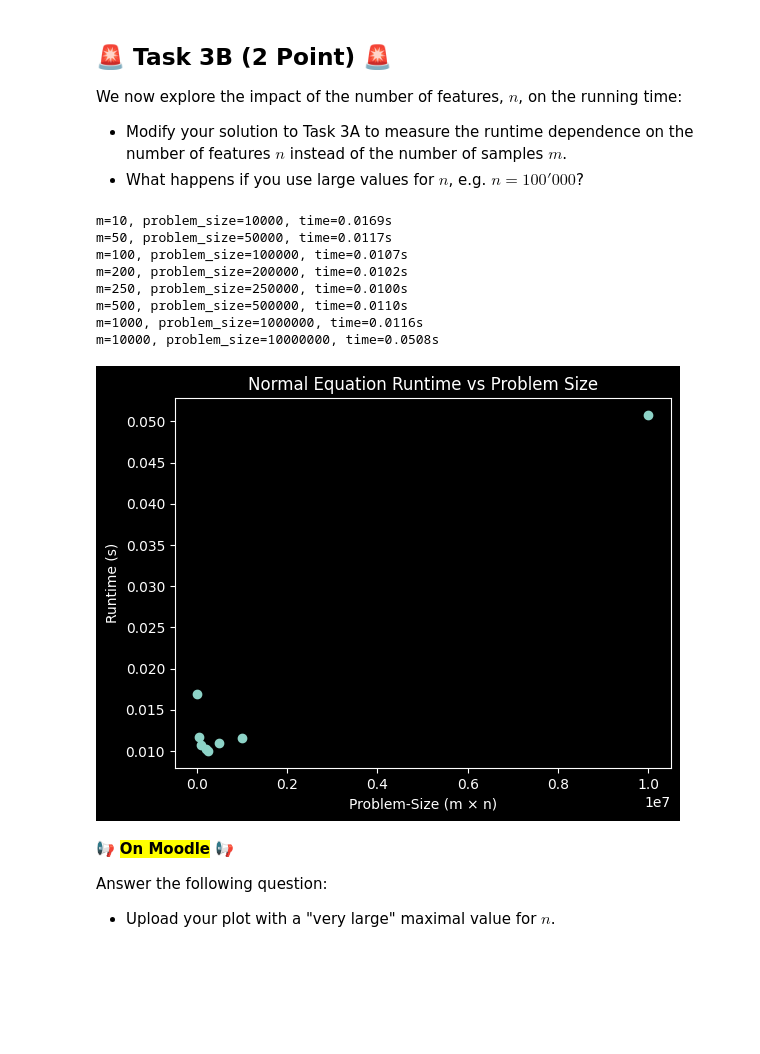
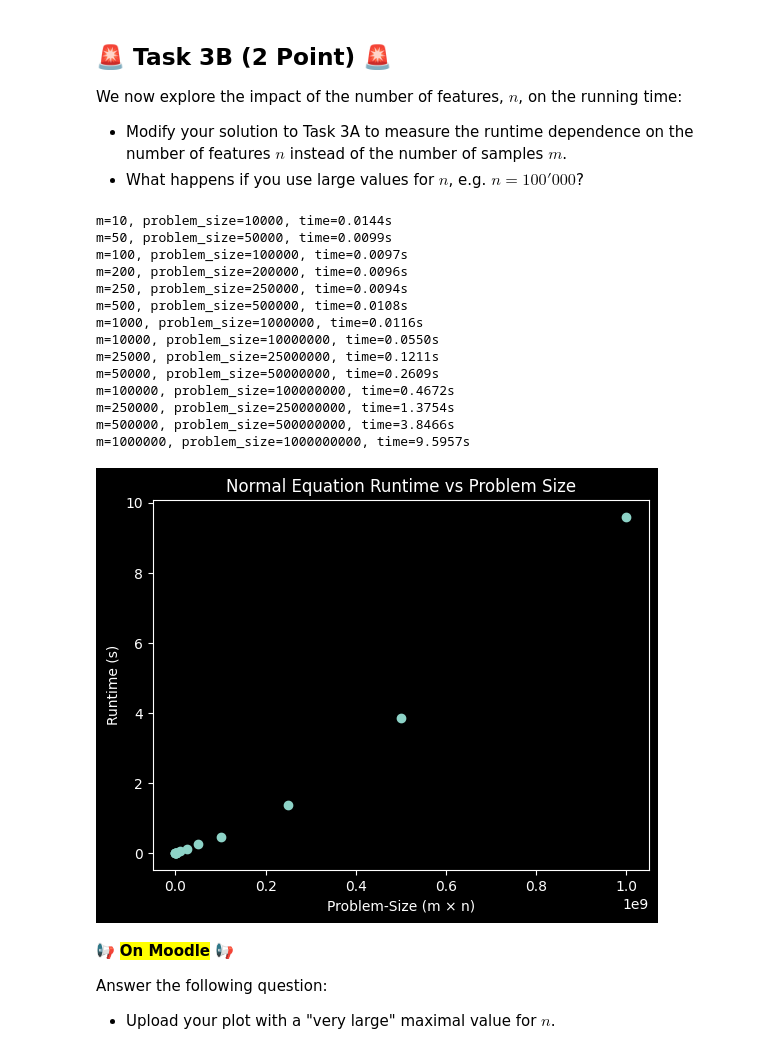
Before and after one commit to zhaw-physical-ai/IML_FS26, a Jupyter notebook: week2/L02_Linear_Regression.ipynb, the cells around one changed output. Cells and saved outputs as stored; diff of their text form; code cells hidden in the pictures; blank space fills up the shorter version.

```diff
--- a/week2/L02_Linear_Regression.ipynb
+++ b/week2/L02_Linear_Regression.ipynb
@@ -287,40 +287,46 @@ We now explore the impact of the number of features, $n$, on the running time:
 # %%
 import time
 sizes = []
 times = []
 n = 1000
-for m in [10, 50, 100, 200, 250, 500, 1000, 10000]:
+for m in [10, 50, 100, 200, 250, 500, 1000, 10000, 25000, 50000, 100000, 250000, 500000, 1000000]:
   # create a dataset with m samples and n dimensions
   X, y = create_random_data(m, n)
 
   start_time = time.monotonic()
   # enter the code you want to time here
   theta = (np.linalg.inv(X.T @ X) @ X.T) @ y
 
   elapsed = time.monotonic() - start_time
 
   # input size of the problem
   problem_size = m * n
 
   sizes.append(problem_size)
   times.append(elapsed)
   print(f"m={m}, problem_size={problem_size}, time={elapsed:.4f}s")
 
 plt.scatter(sizes, times)
 plt.xlabel('Problem-Size (m × n)')
 plt.ylabel('Runtime (s)')
 plt.title('Normal Equation Runtime vs Problem Size')
 plt.show()
 # %% [output]
-m=10, problem_size=10000, time=0.0169s
-m=50, problem_size=50000, time=0.0117s
-m=100, problem_size=100000, time=0.0107s
-m=200, problem_size=200000, time=0.0102s
-m=250, problem_size=250000, time=0.0100s
-m=500, problem_size=500000, time=0.0110s
+m=10, problem_size=10000, time=0.0144s
+m=50, problem_size=50000, time=0.0099s
+m=100, problem_size=100000, time=0.0097s
+m=200, problem_size=200000, time=0.0096s
+m=250, problem_size=250000, time=0.0094s
+m=500, problem_size=500000, time=0.0108s
 m=1000, problem_size=1000000, time=0.0116s
-m=10000, problem_size=10000000, time=0.0508s
+m=10000, problem_size=10000000, time=0.0550s
+m=25000, problem_size=25000000, time=0.1211s
+m=50000, problem_size=50000000, time=0.2609s
+m=100000, problem_size=100000000, time=0.4672s
+m=250000, problem_size=250000000, time=1.3754s
+m=500000, problem_size=500000000, time=3.8466s
+m=1000000, problem_size=1000000000, time=9.5957s
-[figure, old version]
+[figure, new version]
 # %% [markdown]
 📢 **<mark>On Moodle</mark>** 📢
 
```
Also changed, not shown: parts of 2 cells of this notebook.
